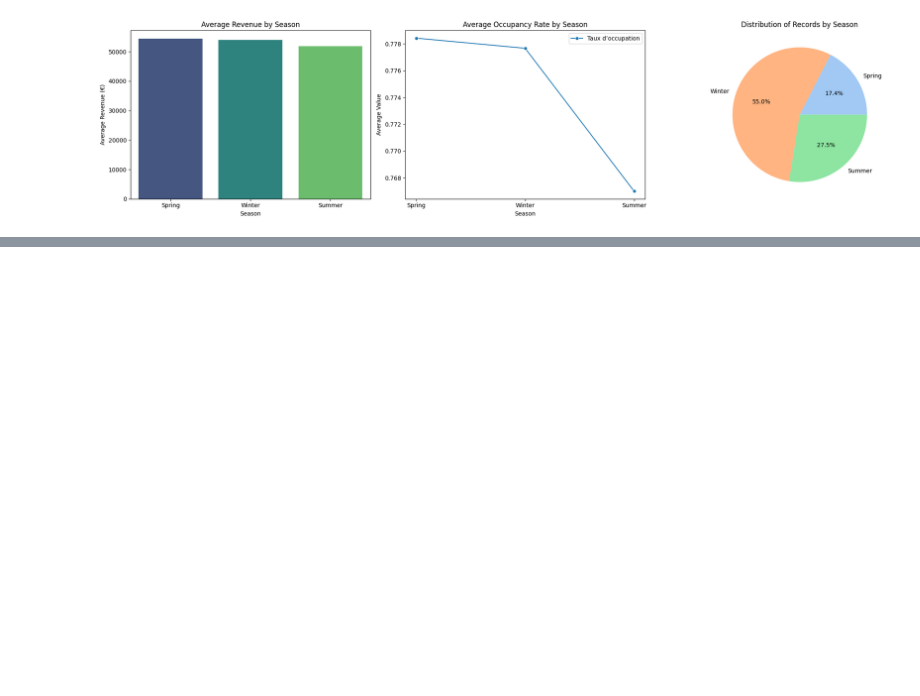
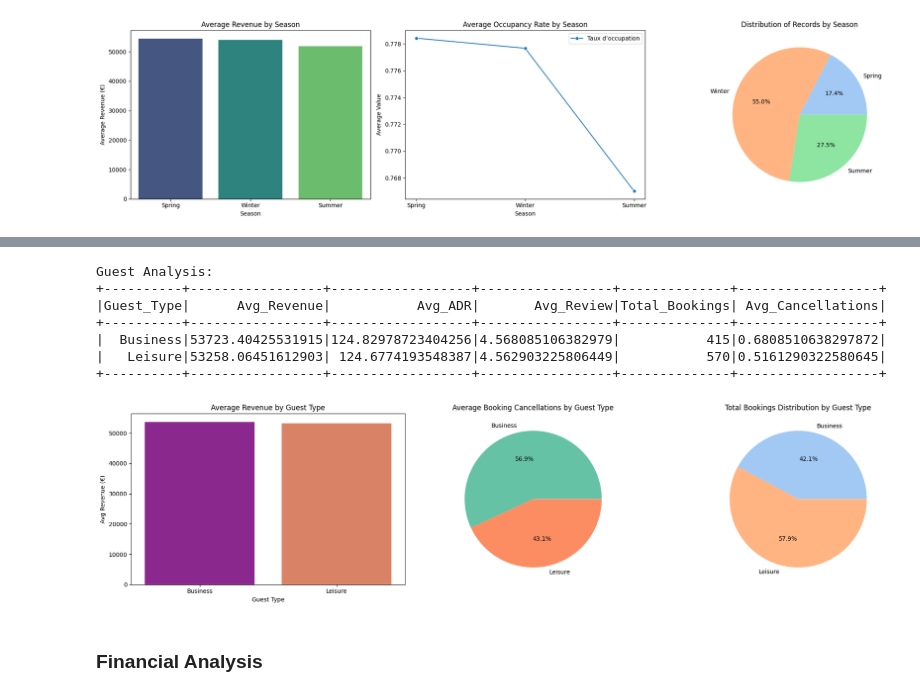
Before and after one commit to tabodino/hotel_booking_cancellation_prediction, a Jupyter notebook: notebooks/hotel_booking_analysis.ipynb, the cells around one changed output, grey strips where cells are left out. Cells and saved outputs as stored; diff of their text form; code cells hidden in the pictures; blank space fills up the shorter version.

```diff
--- a/notebooks/hotel_booking_analysis.ipynb
+++ b/notebooks/hotel_booking_analysis.ipynb
@@ -444,0 +487,42 @@ Seasonal analysis:
+# %%
+guest_analysis = df.groupBy("Guest_Type") \
+    .agg(avg("Total_Revenue").alias("Avg_Revenue"),
+         avg("Average_Daily_Rate").alias("Avg_ADR"),
+         avg("Average_Review_Score").alias("Avg_Review"),
+         spark_sum("Bookings").alias("Total_Bookings"),
+         avg("Booking_Cancellations").alias("Avg_Cancellations")) \
+    .orderBy(desc("Avg_Revenue"))
+
+print("Guest Analysis:")
+guest_analysis.show()
+
+guest_df = guest_analysis.toPandas()
+
+plt.figure(figsize=(20, 5))
+plt.subplot(131)
+sns.barplot(data=guest_df, x="Guest_Type", y="Avg_Revenue", hue="Guest_Type", palette="plasma")
+plt.title("Average Revenue by Guest Type")
+plt.ylabel("Avg Revenue (€)")
+plt.xlabel("Guest Type")
+
+plt.subplot(132)
+plt.pie(guest_df["Avg_Cancellations"], labels=guest_df["Guest_Type"], autopct="%1.1f%%", colors=sns.color_palette("Set2"))
+plt.title("Average Booking Cancellations by Guest Type")
+
+plt.subplot(133)
+plt.pie(guest_df["Total_Bookings"], labels=guest_df["Guest_Type"], autopct="%1.1f%%", colors=sns.color_palette("pastel"))
+plt.title("Total Bookings Distribution by Guest Type")
+
+plt.tight_layout()
+plt.show()
+# %% [output]
+Guest Analysis:
++----------+-----------------+------------------+-----------------+--------------+------------------+
+|Guest_Type|      Avg_Revenue|           Avg_ADR|       Avg_Review|Total_Bookings| Avg_Cancellations|
++----------+-----------------+------------------+-----------------+--------------+------------------+
+|  Business|53723.40425531915|124.82978723404256|4.568085106382979|           415|0.6808510638297872|
+|   Leisure|53258.06451612903| 124.6774193548387|4.562903225806449|           570|0.5161290322580645|
++----------+-----------------+------------------+-----------------+--------------+------------------+
+[figure, added]
+# %% [markdown]
+### Financial Analysis
```
Also changed, not shown: parts of 6 cells of this notebook.
